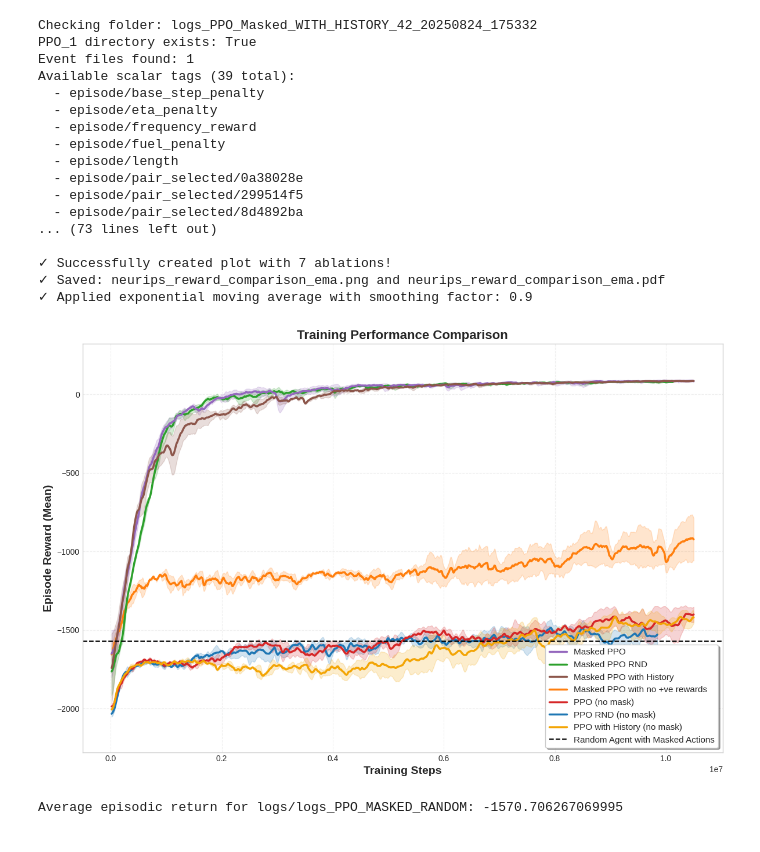
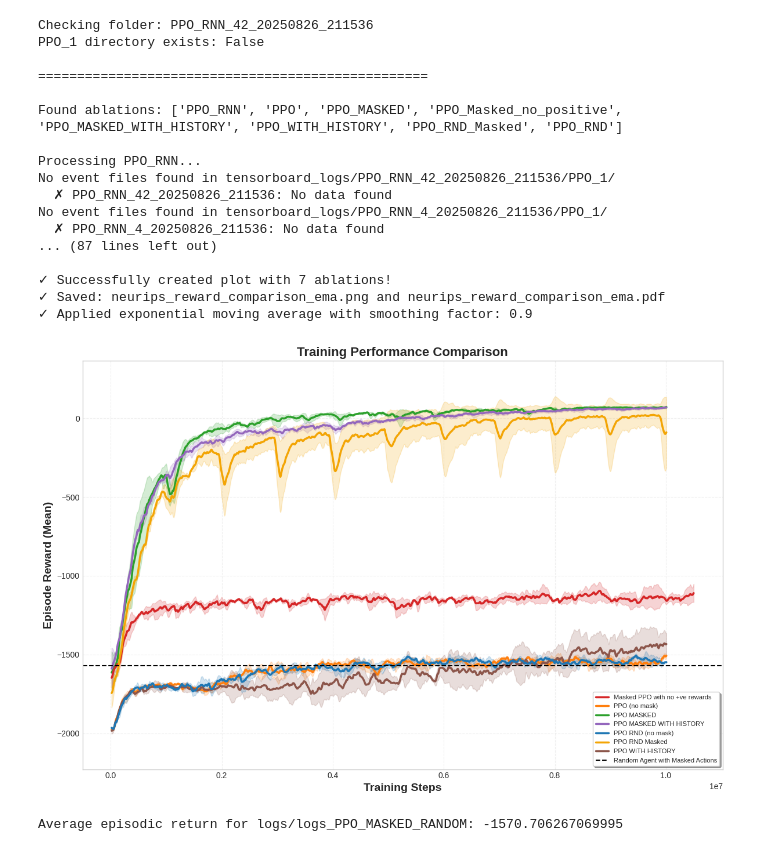
Before and after one commit to Vaishnav2804/MariNav, a Jupyter notebook: vizualizations_tb/plot_logs.ipynb, the cells around one changed output. Cells and saved outputs as stored; diff of their text form; code cells hidden in the pictures.

```diff
--- a/vizualizations_tb/plot_logs.ipynb
+++ b/vizualizations_tb/plot_logs.ipynb
@@ -9,7 +9,7 @@ from tensorboard.backend.event_processing.event_accumulator import EventAccumula
 
 
 # Configuration
-LOGS_DIR = 'logs'
+LOGS_DIR = 'tensorboard_logs'
 SCALAR_TAG = 'rollout/ep_rew_mean'  # Change this if needed
 METHOD_NAME_MAPPING = {
     "PPO": "PPO (no mask)",
@@ -211,53 +211,53 @@ def create_neurips_plot(smoothing_factor=0.9):
         handles, labels = plt.gca().get_legend_handles_labels()
         by_label = sorted(zip(handles, labels), key=lambda x: x[1])
         handles, labels = zip(*by_label)
-        plt.legend(handles, labels, fontsize=11, loc='lower right', frameon=True, fancybox=True, shadow=True)
+        plt.legend(handles, labels, fontsize=8, loc='lower right', frameon=True, fancybox=True, shadow=True)
 
         plt.grid(True, alpha=0.3, linestyle='--')
         plt.tight_layout()
 
         # Add some padding to y-axis
         ymin, ymax = plt.ylim()
         plt.ylim(ymin - (ymax-ymin)*0.05, ymax + (ymax-ymin)*0.05)
 
         # Save high-resolution figures
         plt.savefig('neurips_reward_comparison_ema.png', dpi=300, bbox_inches='tight',
                     facecolor='white', edgecolor='none')
         plt.savefig('neurips_reward_comparison_ema.pdf', dpi=300, bbox_inches='tight',
                     facecolor='white', edgecolor='none')
 
         print(f"\n✓ Successfully created plot with {plot_count} ablations!")
         print("✓ Saved: neurips_reward_comparison_ema.png and neurips_reward_comparison_ema.pdf")
         print(f"✓ Applied exponential moving average with smoothing factor: {smoothing_factor}")
 
         plt.show()
     else:
         print("\n✗ No data could be plotted.")
         print("Check if 'rollout/ep_rew_mean' is the correct scalar tag name.")
 
 
 if __name__ == "__main__":
     # You can adjust the smoothing factor (0.9 is default, higher = more smoothing)
     create_neurips_plot(smoothing_factor=0.9)
 # %% [output]
-Checking folder: logs_PPO_Masked_WITH_HISTORY_42_20250824_175332
-PPO_1 directory exists: True
-Event files found: 1
-Available scalar tags (39 total):
-  - episode/base_step_penalty
-  - episode/eta_penalty
-  - episode/frequency_reward
-  - episode/fuel_penalty
-  - episode/length
-  - episode/pair_selected/0a38028e
-  - episode/pair_selected/299514f5
-  - episode/pair_selected/8d4892ba
-... (73 lines left out)
+Checking folder: PPO_RNN_42_20250826_211536
+PPO_1 directory exists: False
+
+==================================================
+
+Found ablations: ['PPO_RNN', 'PPO', 'PPO_MASKED', 'PPO_Masked_no_positive', 'PPO_MASKED_WITH_HISTORY', 'PPO_WITH_HISTORY', 'PPO_RND_Masked', 'PPO_RND']
+
+Processing PPO_RNN...
+No event files found in tensorboard_logs/PPO_RNN_42_20250826_211536/PPO_1/
+  ✗ PPO_RNN_42_20250826_211536: No data found
+No event files found in tensorboard_logs/PPO_RNN_4_20250826_211536/PPO_1/
+  ✗ PPO_RNN_4_20250826_211536: No data found
+... (87 lines left out)
 
 ✓ Successfully created plot with 7 ablations!
 ✓ Saved: neurips_reward_comparison_ema.png and neurips_reward_comparison_ema.pdf
 ✓ Applied exponential moving average with smoothing factor: 0.9
-[figure, old version]
+[figure, new version]
 # %%
 # Calculate average episodic return for logs/logs_PPO_MASKED_RANDOM
 log_dir = 'logs/logs_PPO_MASKED_RANDOM'
```
Also changed, not shown: 2 other files.
